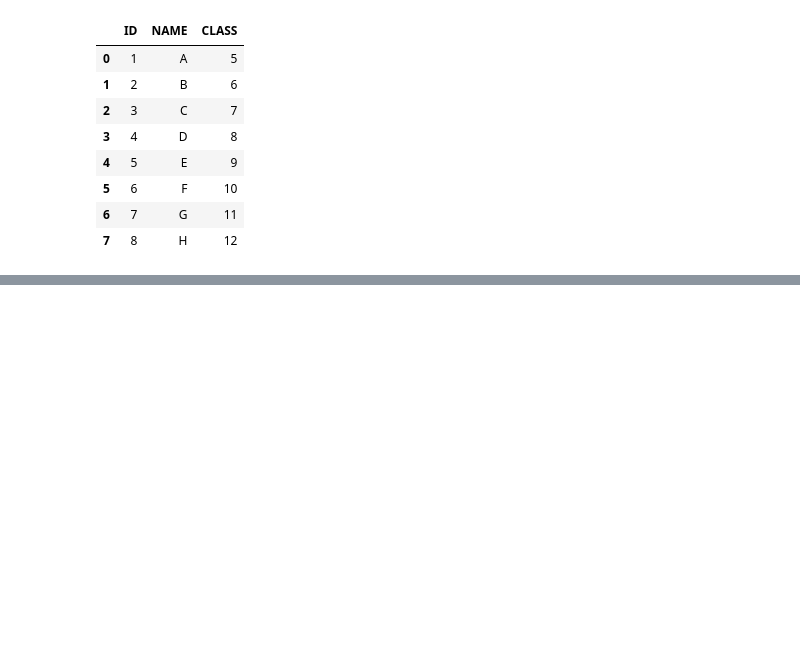
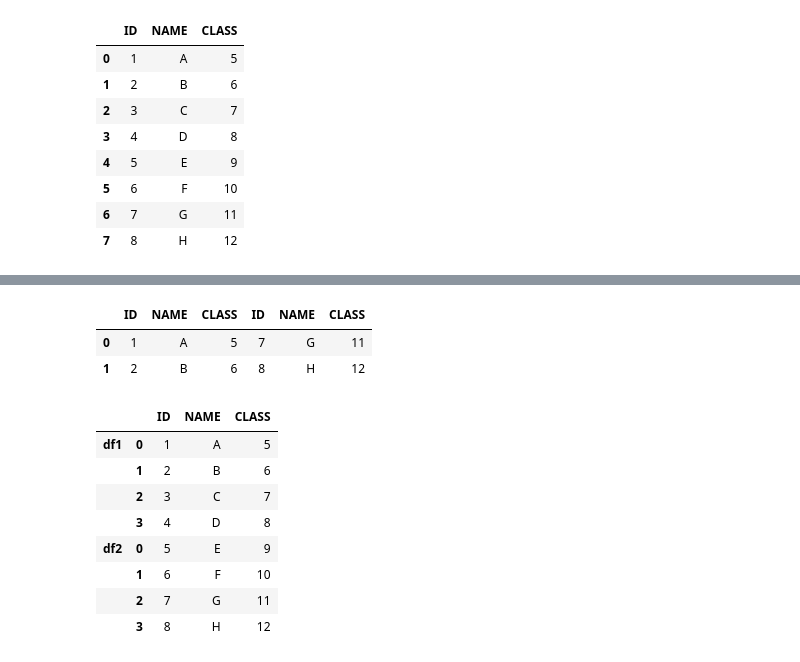
Before and after one commit to AkashSalmuthe/Python-Noteboks, a Jupyter notebook: Pandas_Basics.ipynb, the cells around one changed output, grey strips where cells are left out. Saved outputs shown, nothing was run; the diff lists cells and outputs as text; code cells hidden in the pictures; blank space fills up the shorter version.

```diff
--- a/Pandas_Basics.ipynb
+++ b/Pandas_Basics.ipynb
@@ -1669,0 +1717,26 @@ pd.concat([df1,df2],axis=0,ignore_index=True)
+# %%
+# inner only give common
+pd.concat([df1,df2],axis=1,join='inner')
+# %% [output]
+|  | ID | NAME | CLASS | ID | NAME | CLASS |
+| 0 | 1 | A | 5 | 7 | G | 11 |
+| 1 | 2 | B | 6 | 8 | H | 12 |
+# %%
+df1 = pd.DataFrame({'ID':[1,2,3,4],
+            'NAME':["A","B","C","D"],
+            'CLASS':[5,6,7,8]})
+df2 = pd.DataFrame({'ID':[5,6,7,8],
+            'NAME':["E","F","G","H"],
+            'CLASS':[9,10,11,12]})
+# %%
+pd.concat([df1,df2],keys=['df1','df2'])
+# %% [output]
+|  |  | ID | NAME | CLASS |
+| df1 | 0 | 1 | A | 5 |
+|  | 1 | 2 | B | 6 |
+|  | 2 | 3 | C | 7 |
+|  | 3 | 4 | D | 8 |
+| df2 | 0 | 5 | E | 9 |
+|  | 1 | 6 | F | 10 |
+|  | 2 | 7 | G | 11 |
+|  | 3 | 8 | H | 12 |
```
Also changed, not shown: parts of 9 cells of this notebook.
